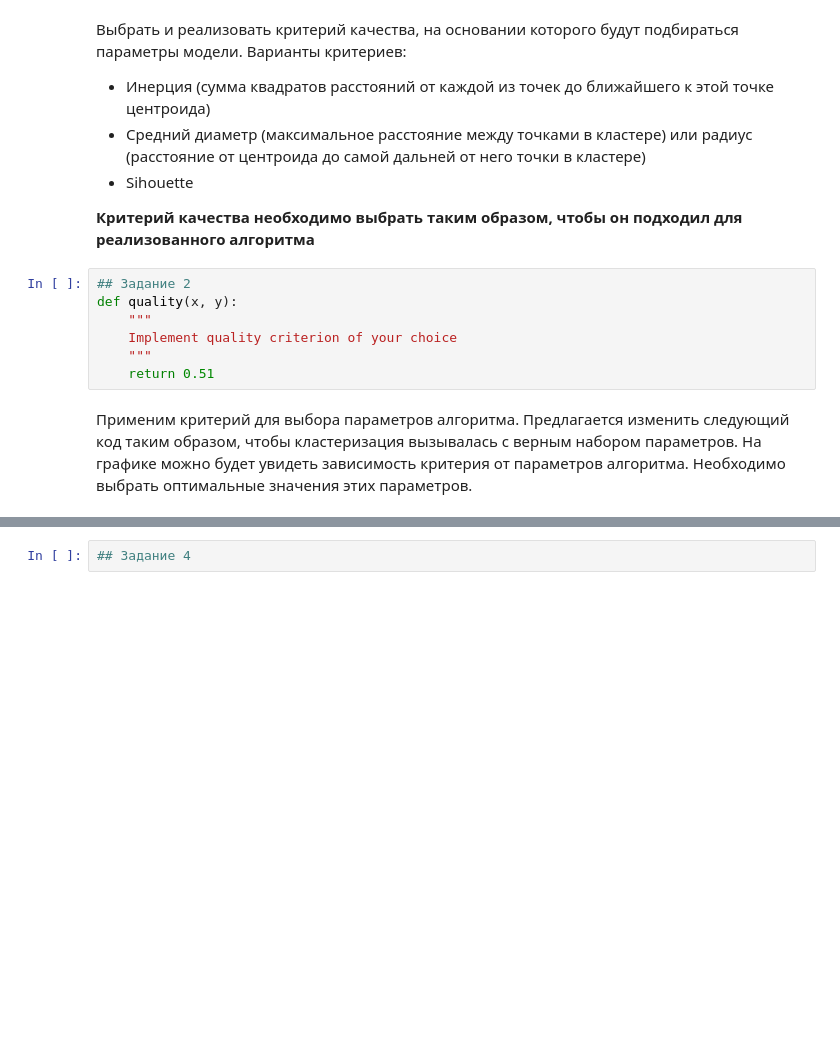
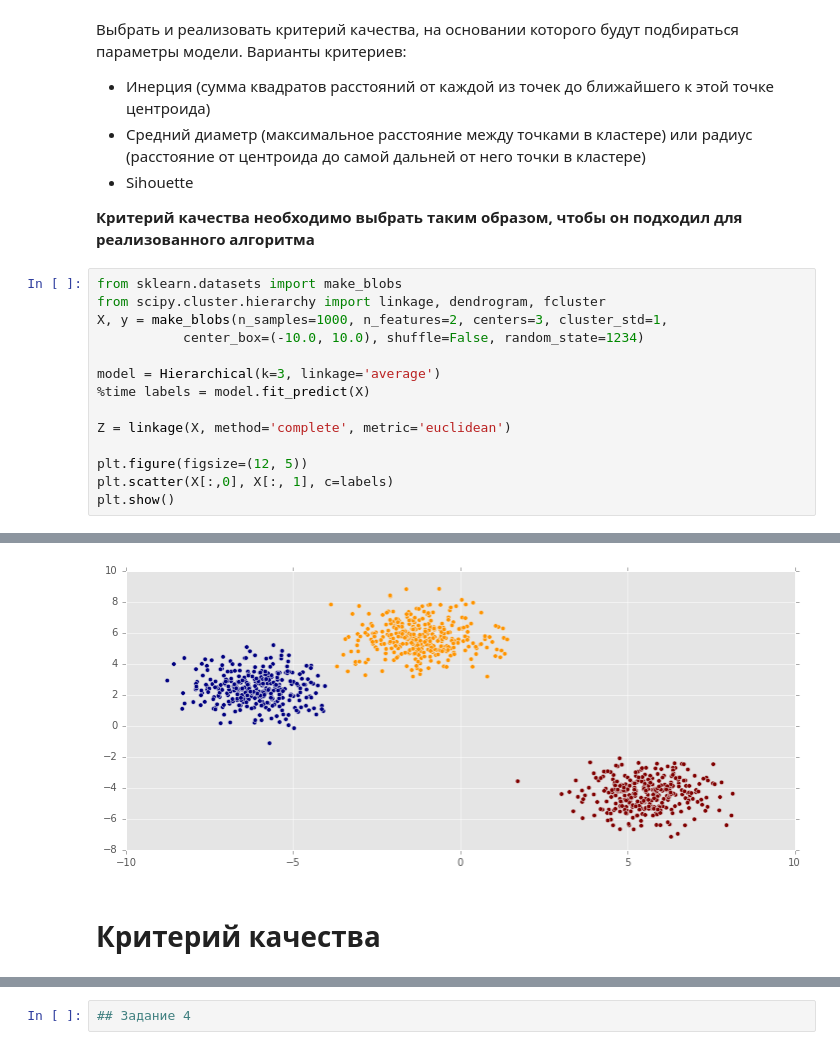
Before and after one commit to dokshina/dm_homework, a Jupyter notebook: dokshina_hw2.ipynb, the cells around one changed output, grey strips where cells are left out. Cells and saved outputs as stored; diff of their text form; blank space fills up the shorter version.

```diff
--- a/dokshina_hw2.ipynb
+++ b/dokshina_hw2.ipynb
@@ -222,12 +249,18 @@ With average-linkage  Adjusted Rand index for iris is: 1.00
 - Sihouette
 
 **Критерий качества необходимо выбрать таким образом, чтобы он подходил для реализованного алгоритма**
-# %%
-## Задание 2
-def quality(x, y):
-    """
-    Implement quality criterion of your choice
-    """
-    return 0.51
-# %% [markdown]
-Применим критерий для выбора параметров алгоритма. Предлагается изменить следующий код таким образом, чтобы кластеризация вызывалась с верным набором параметров. На графике можно будет увидеть зависимость критерия от параметров алгоритма. Необходимо выбрать оптимальные значения этих параметров.
+# %%
+from sklearn.datasets import make_blobs
+from scipy.cluster.hierarchy import linkage, dendrogram, fcluster
+X, y = make_blobs(n_samples=1000, n_features=2, centers=3, cluster_std=1,
+           center_box=(-10.0, 10.0), shuffle=False, random_state=1234)
+
+model = Hierarchical(k=3, linkage='average')
+%time labels = model.fit_predict(X)
+
+Z = linkage(X, method='complete', metric='euclidean')
+
+plt.figure(figsize=(12, 5))
+plt.scatter(X[:,0], X[:, 1], c=labels)
+plt.show()
+# %% [output]
@@ -233,0 +269,3 @@ def quality(x, y):
+[figure, added]
+# %% [markdown]
+# Критерий качества
```
Also changed, not shown: parts of 15 cells of this notebook.
